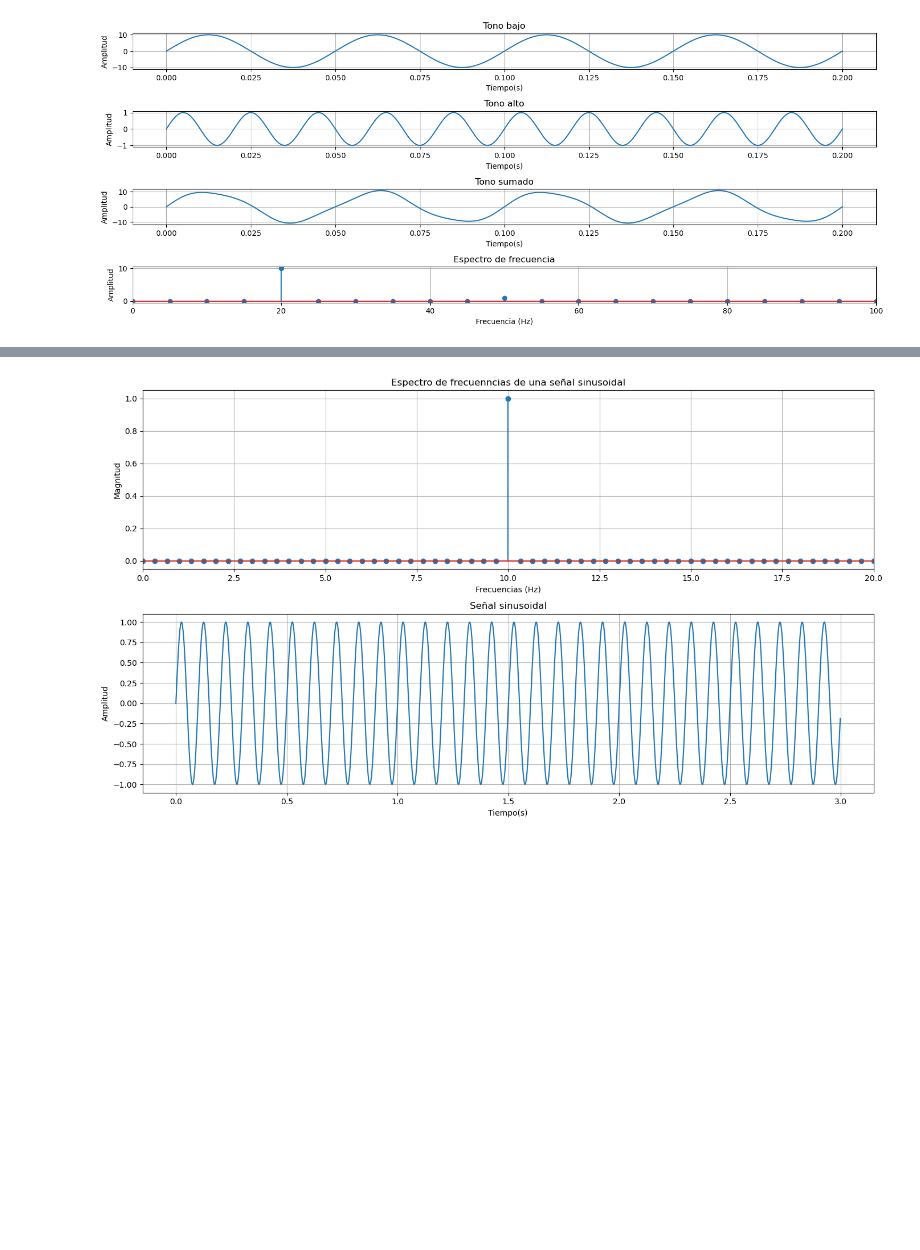
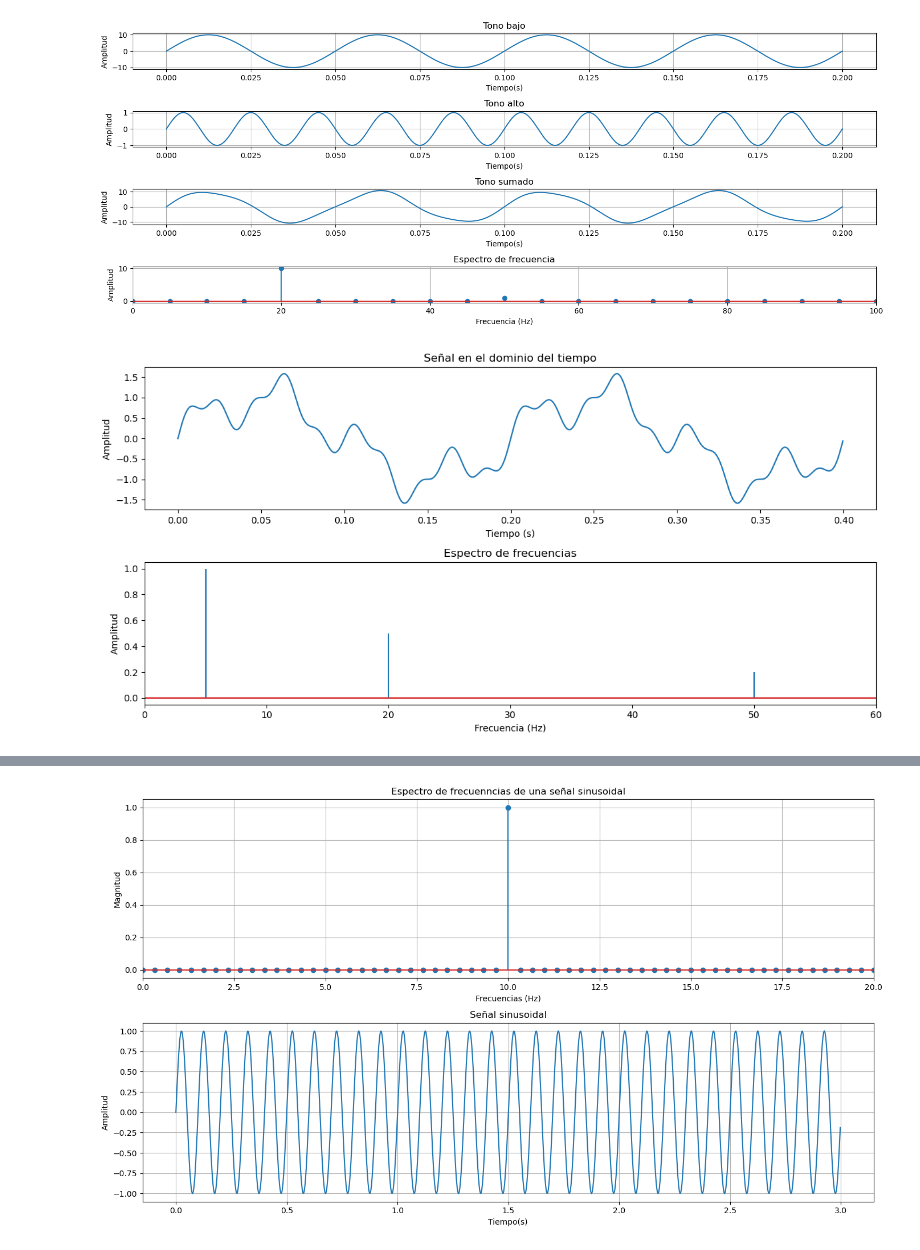
Before and after one commit to Kinlo-sama/IA_aprendizaje, a Jupyter notebook: Proyecto_IdDr.ipynb, the cells around one changed output, grey strips where cells are left out. Drawn from its saved outputs; the diff is of its cells as text; code cells hidden in the pictures; blank space fills up the shorter version.

```diff
--- a/Proyecto_IdDr.ipynb
+++ b/Proyecto_IdDr.ipynb
@@ -89,3 +90,38 @@ plt.tight_layout()
 plt.show()
 # %% [output]
 [figure]
+# %%
+# Crear una señal de ejemplo
+t = np.linspace(0, 2 * (1/5), 1000, endpoint=False)  # Vector de tiempo de 0 a 1 segundos
+frequencies = [5, 20, 50]  # Frecuencias de las componentes sinusoidales
+amplitudes = [1, 0.5, 0.2]  # Amplitudes de las componentes sinusoidales
+signal = np.sum([amplitude * np.sin(2 * np.pi * frequency * t) for frequency, amplitude in zip(frequencies, amplitudes)], axis=0)
+
+# Calcular la transformada de Fourier discreta
+fft_result = np.fft.fft(signal)
+fft_result /= (500)
+
+# Calcular las frecuencias correspondientes a los coeficientes de la transformada
+frequencies_fft = np.fft.fftfreq(len(signal), d=t[1]-t[0])
+#Retorna de +F hasta -F
+# Graficar la señal y su transformada de Fourier
+plt.figure(figsize=(12, 6))
+
+plt.subplot(2, 1, 1)
+plt.plot(t, signal)
+plt.title('Señal en el dominio del tiempo')
+plt.xlabel('Tiempo (s)')
+plt.ylabel('Amplitud')
+
+plt.subplot(2, 1, 2)
+plt.stem(frequencies_fft[0:len(frequencies_fft)//2], np.abs(fft_result)[0:len(fft_result)//2],\
+         markerfmt=' ')
+plt.title('Espectro de frecuencias')
+plt.xlabel('Frecuencia (Hz)')
+plt.ylabel('Amplitud')
+plt.xlim(0, max(frequencies) + 10)
+
+plt.tight_layout()
+plt.show()
+# %% [output]
+[figure, added]
```
Also changed, not shown: parts of 17 cells of this notebook, 58 other files.
